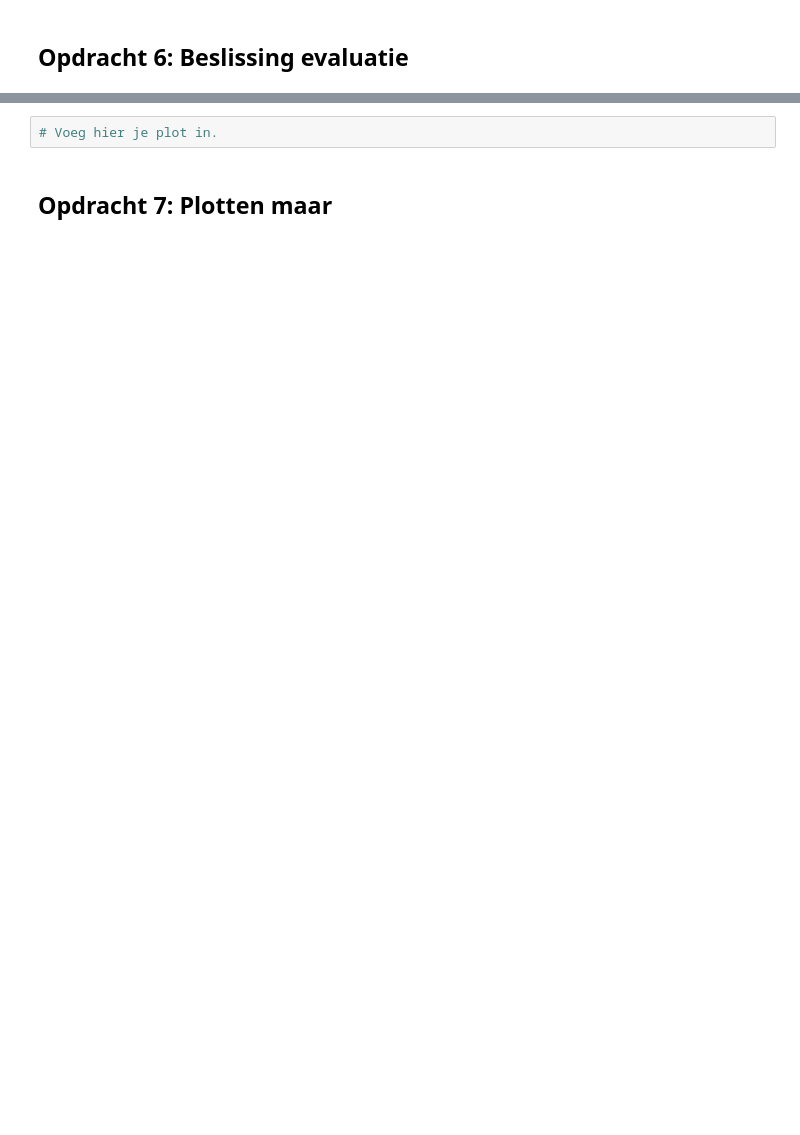
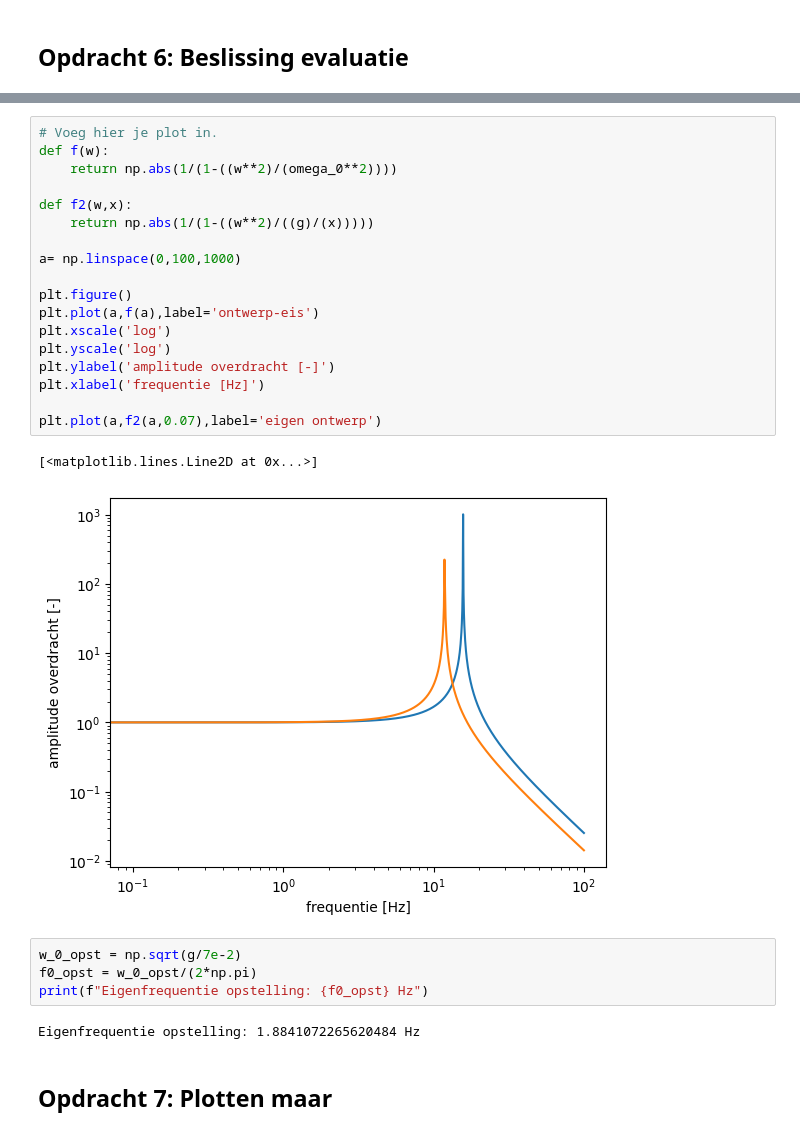
Before and after one commit to sdwijnands/opdrachten-DEF-D, a Jupyter notebook: FysiekeOntwerpopdrachten/5MaakEenOpstellingTrillingsvrij/Ontwerpopdracht5MaakEenOpstellingTrillingsvrijInvulTemplate.ipynb, the cells around one changed output, grey strips where cells are left out. Saved outputs shown, nothing was run; the diff lists cells and outputs as text; blank space fills up the shorter version.

```diff
--- a/FysiekeOntwerpopdrachten/5MaakEenOpstellingTrillingsvrij/Ontwerpopdracht5MaakEenOpstellingTrillingsvrijInvulTemplate.ipynb
+++ b/FysiekeOntwerpopdrachten/5MaakEenOpstellingTrillingsvrij/Ontwerpopdracht5MaakEenOpstellingTrillingsvrijInvulTemplate.ipynb
@@ -105,6 +156,31 @@ Deze grafiek heb je later weer nodig om je gemeten punten aan toe te voegen. Ga
 Als je hier negatief geantwoord hebt, kopieer onder deze cel dan alle cellen van Synthese tot en met Evaluation & decision en doorloop dat deel van het ontwerp proces nogmaals.
 # %%
 # Voeg hier je plot in.
+def f(w):
+    return np.abs(1/(1-((w**2)/(omega_0**2))))
+
+def f2(w,x):
+    return np.abs(1/(1-((w**2)/((g)/(x)))))
+
+a= np.linspace(0,100,1000)
+
+plt.figure()
+plt.plot(a,f(a),label='ontwerp-eis')
+plt.xscale('log')
+plt.yscale('log')
+plt.ylabel('amplitude overdracht [-]')
+plt.xlabel('frequentie [Hz]')
+
+plt.plot(a,f2(a,0.07),label='eigen ontwerp')
+# %% [output]
+[<matplotlib.lines.Line2D at 0x...>]
+[figure, added]
+# %%
+w_0_opst = np.sqrt(g/7e-2)
+f0_opst = w_0_opst/(2*np.pi)
+print(f"Eigenfrequentie opstelling: {f0_opst} Hz")
+# %% [output]
+Eigenfrequentie opstelling: 1.8841072265620484 Hz
 # %% [markdown]
 ## Opdracht 7: Plotten maar
 # %%
```
Also changed, not shown: parts of 12 cells of this notebook, 5 other files.
